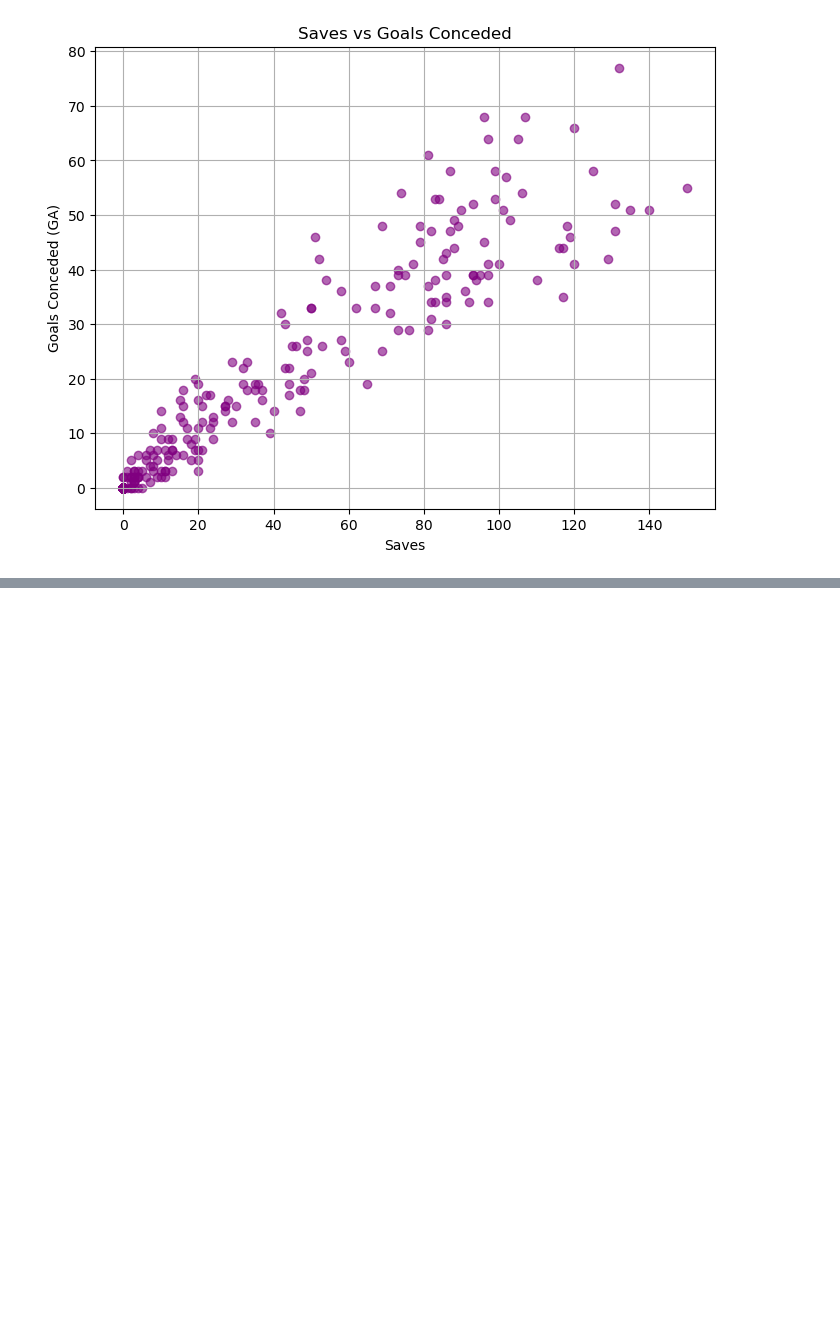
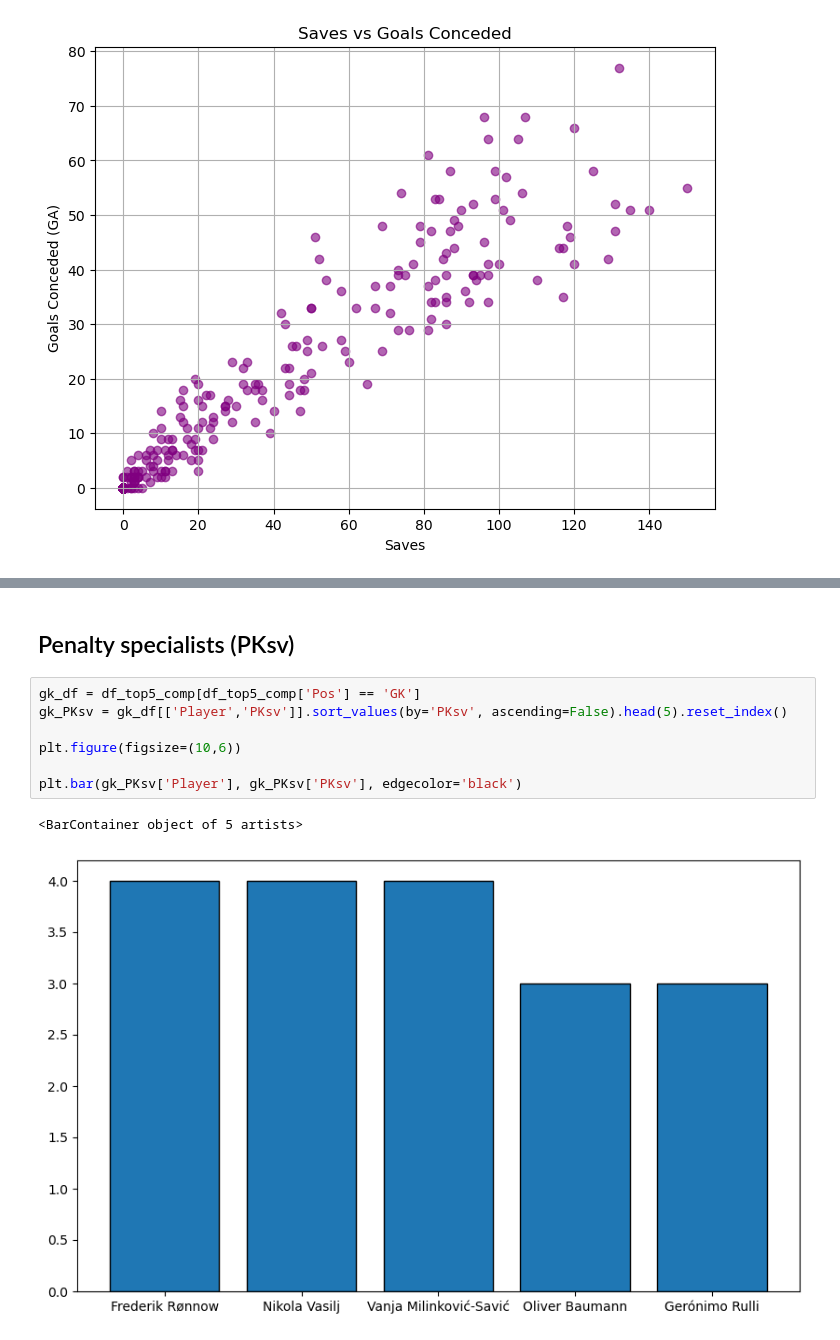
Before and after one commit to Hamza-rami/football-stats-analytics, a Jupyter notebook: project5.ipynb, the cells around one changed output, grey strips where cells are left out. Drawn from its saved outputs; the diff is of its cells as text; blank space fills up the shorter version.

```diff
--- a/project5.ipynb
+++ b/project5.ipynb
@@ -46,0 +67,12 @@ plt.show()
+# %% [markdown]
+## Penalty specialists (PKsv)
+# %%
+gk_df = df_top5_comp[df_top5_comp['Pos'] == 'GK']
+gk_PKsv = gk_df[['Player','PKsv']].sort_values(by='PKsv', ascending=False).head(5).reset_index()
+
+plt.figure(figsize=(10,6))
+
+plt.bar(gk_PKsv['Player'], gk_PKsv['PKsv'], edgecolor='black')
+# %% [output]
+<BarContainer object of 5 artists>
+[figure, added]
```
Also changed, not shown: parts of 2 cells of this notebook, 1 other file.
